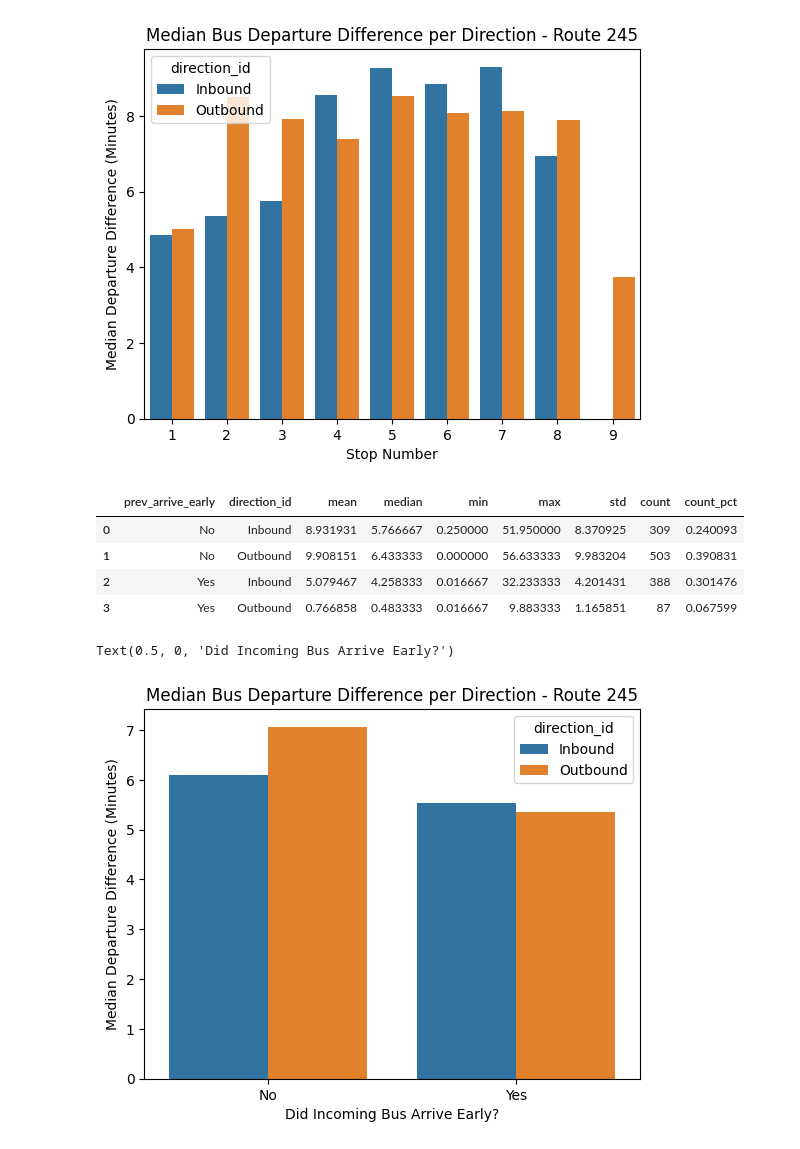
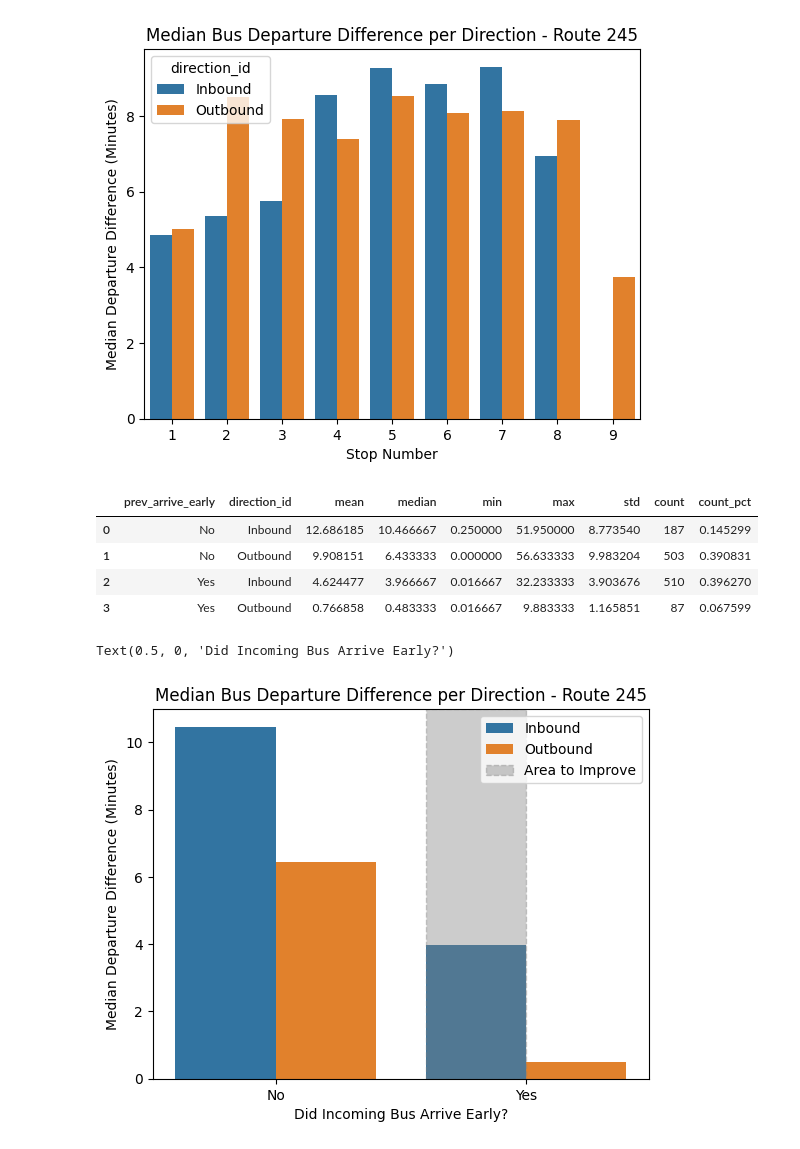
Before and after one commit to kevin-r-murphy/BA888-MBTA, a Jupyter notebook: MBTA_Bus_29&245.ipynb, the cells around one changed output. Saved outputs shown, nothing was run; the diff lists cells and outputs as text; code cells hidden in the pictures.

```diff
--- a/MBTA_Bus_29&245.ipynb
+++ b/MBTA_Bus_29&245.ipynb
@@ -56,7 +45,3 @@ num_files = len([f for f in os.listdir(path)
 for i in range(2, num_files+1):
   df = pd.read_csv(f'/content/MBTA_Bus_Arrival_Departure_Times_2024/MBTA-Bus-Arrival-Departure-Times_2024-'+ str(i).zfill(2) + '.csv')
   bus_headways = pd.concat([bus_headways, df])
-# %%
-stop_times['stop_id'] = stop_times['stop_id'].astype(str)
-stops['stop_id'] = stops['stop_id'].astype(str)
-stop_times = stop_times.merge(stops, how = 'left', on = 'stop_id')
@@ -900,6 +625,9 @@ bus_245_start_comp['prev_id'] = bus_245_start_comp['stop_id'].shift(1)
 bus_245_start_comp['prev_arrive_early'] = bus_245_start_comp['scheduled'] - bus_245_start_comp['actual'].shift(1) #Get time between end point and start point, limited to same stop
 bus_245_start_comp['prev_arrive_early_time'] = bus_245_start_comp['prev_arrive_early'].apply(lambda x: x.total_seconds())/60
 bus_245_start_comp['prev_arrive_early'] = bus_245_start_comp['prev_arrive_early_time'].apply(lambda x: 0 if x<3 else 1)
+bus_245_start_comp['is_last_yest'] = bus_245_start_comp['service_date'].shift(1)
+bus_245_start_comp['is_last_yest'] = (bus_245_start_comp['service_date'] != bus_245_start_comp['is_last_yest'])
+bus_245_start_comp['prev_arrive_early'] = bus_245_start_comp.apply(lambda x: 1 if (x['is_last_yest'] == True) else x['prev_arrive_early'], axis = 1)
 bus_245_start_comp=bus_245_start_comp[bus_245_start_comp['point_type'] == 'Startpoint'] #Only Capture Start times
 # %%
 bus_245_start_comp_out = bus_245_start_comp.groupby(['prev_arrive_early', 'direction_id'])['time_diff'].agg(['mean', 'median','min', 'max', 'std', 'count']).reset_index()
@@ -908,15 +636,17 @@ bus_245_start_comp_out['count_pct'] = bus_245_start_comp_out['count']/bus_245[bu
 bus_245_start_comp_out
 # %% [output]
 |  | prev_arrive_early | direction_id | mean | median | min | max | std | count | count_pct |
-| 0 | No | Inbound | 8.931931 | 5.766667 | 0.250000 | 51.950000 | 8.370925 | 309 | 0.240093 |
+| 0 | No | Inbound | 12.686185 | 10.466667 | 0.250000 | 51.950000 | 8.773540 | 187 | 0.145299 |
 | 1 | No | Outbound | 9.908151 | 6.433333 | 0.000000 | 56.633333 | 9.983204 | 503 | 0.390831 |
-| 2 | Yes | Inbound | 5.079467 | 4.258333 | 0.016667 | 32.233333 | 4.201431 | 388 | 0.301476 |
+| 2 | Yes | Inbound | 4.624477 | 3.966667 | 0.016667 | 32.233333 | 3.903676 | 510 | 0.396270 |
 | 3 | Yes | Outbound | 0.766858 | 0.483333 | 0.016667 | 9.883333 | 1.165851 | 87 | 0.067599 |
 # %%
 sns.barplot(data = bus_245_start_comp_out, y = 'median', x = 'prev_arrive_early', hue = 'direction_id')
+plt.axvspan(0.6,1, linestyle = '--', color = 'grey', alpha = 0.4, label = 'Area to Improve')
+plt.legend(loc = 'upper right')
 plt.title('Median Bus Departure Difference per Direction - Route 245')
 plt.ylabel('Median Departure Difference (Minutes)')
 plt.xlabel('Did Incoming Bus Arrive Early?')
 # %% [output]
 Text(0.5, 0, 'Did Incoming Bus Arrive Early?')
-[figure, old version]
+[figure, new version]
```
Also changed, not shown: parts of 42 cells of this notebook.
